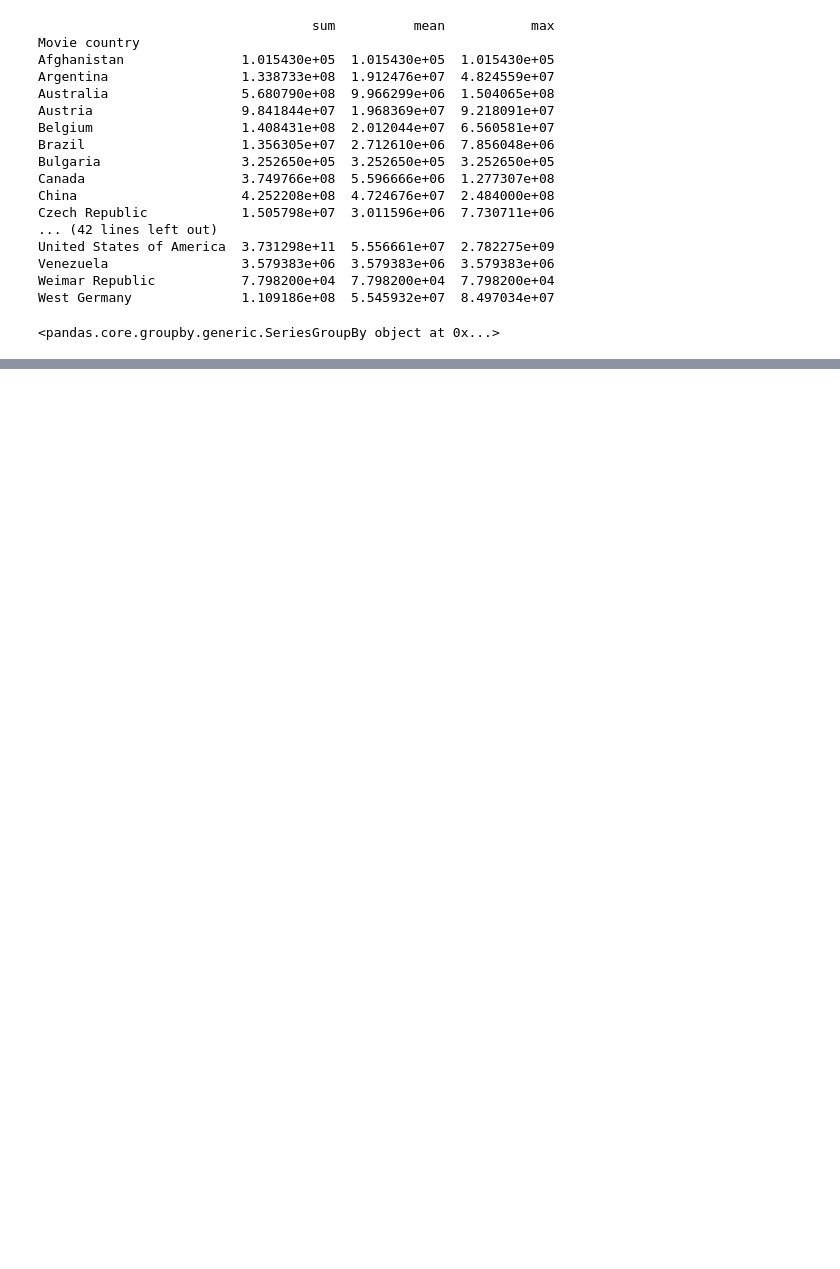
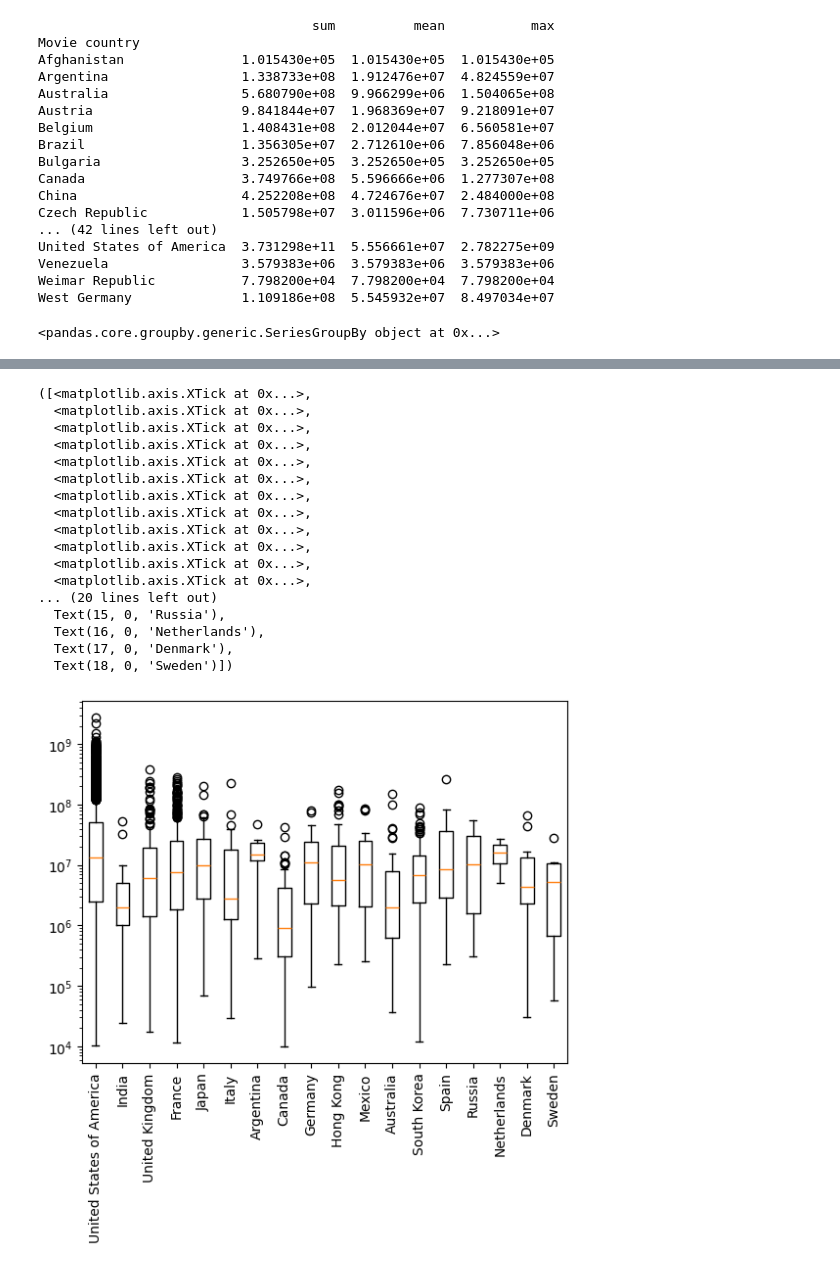
Before and after one commit to epfl-ada/ada-2024-project-4bigbrains, a Jupyter notebook: Guilhem.ipynb, the cells around one changed output, grey strips where cells are left out. Drawn from its saved outputs; the diff is of its cells as text; code cells hidden in the pictures; blank space fills up the shorter version.

Commit message:
Boxplot

```diff
--- a/Guilhem.ipynb
+++ b/Guilhem.ipynb
@@ -75,0 +91,5 @@ Name: Movie box office revenue, Length: 450, dtype: float64>
+# %%
+df_pivoted = df3_boxplot.pivot(columns='Movie country', values='Movie box office revenue')
+# %%
+df_selected = df_pivoted[countries_names]
+df_selected.head()
@@ -75,0 +103,32 @@ Name: Movie box office revenue, Length: 450, dtype: float64>
+# %%
+df_clean = df_selected
+
+# Créer une liste pour chaque pays (chaque colonne sauf 'Movie country')
+country_lists = {col: df_selected[col].dropna().tolist() for col in df_selected.columns}
+countries_names = list(country_lists.keys())
+# %%
+country_lists
+df_boxplotv2 = list(country_lists.values())
+# %%
+plt.boxplot(df_boxplotv2)
+plt.yscale('log')
+plt.xticks(np.arange(len(countries_names))+1, countries_names, rotation= 90)
+# %% [output]
+([<matplotlib.axis.XTick at 0x...>,
+  <matplotlib.axis.XTick at 0x...>,
+  <matplotlib.axis.XTick at 0x...>,
+  <matplotlib.axis.XTick at 0x...>,
+  <matplotlib.axis.XTick at 0x...>,
+  <matplotlib.axis.XTick at 0x...>,
+  <matplotlib.axis.XTick at 0x...>,
+  <matplotlib.axis.XTick at 0x...>,
+  <matplotlib.axis.XTick at 0x...>,
+  <matplotlib.axis.XTick at 0x...>,
+  <matplotlib.axis.XTick at 0x...>,
+  <matplotlib.axis.XTick at 0x...>,
+... (20 lines left out)
+  Text(15, 0, 'Russia'),
+  Text(16, 0, 'Netherlands'),
+  Text(17, 0, 'Denmark'),
+  Text(18, 0, 'Sweden')])
+[figure, added]
```
Also changed, not shown: parts of 11 cells of this notebook.
